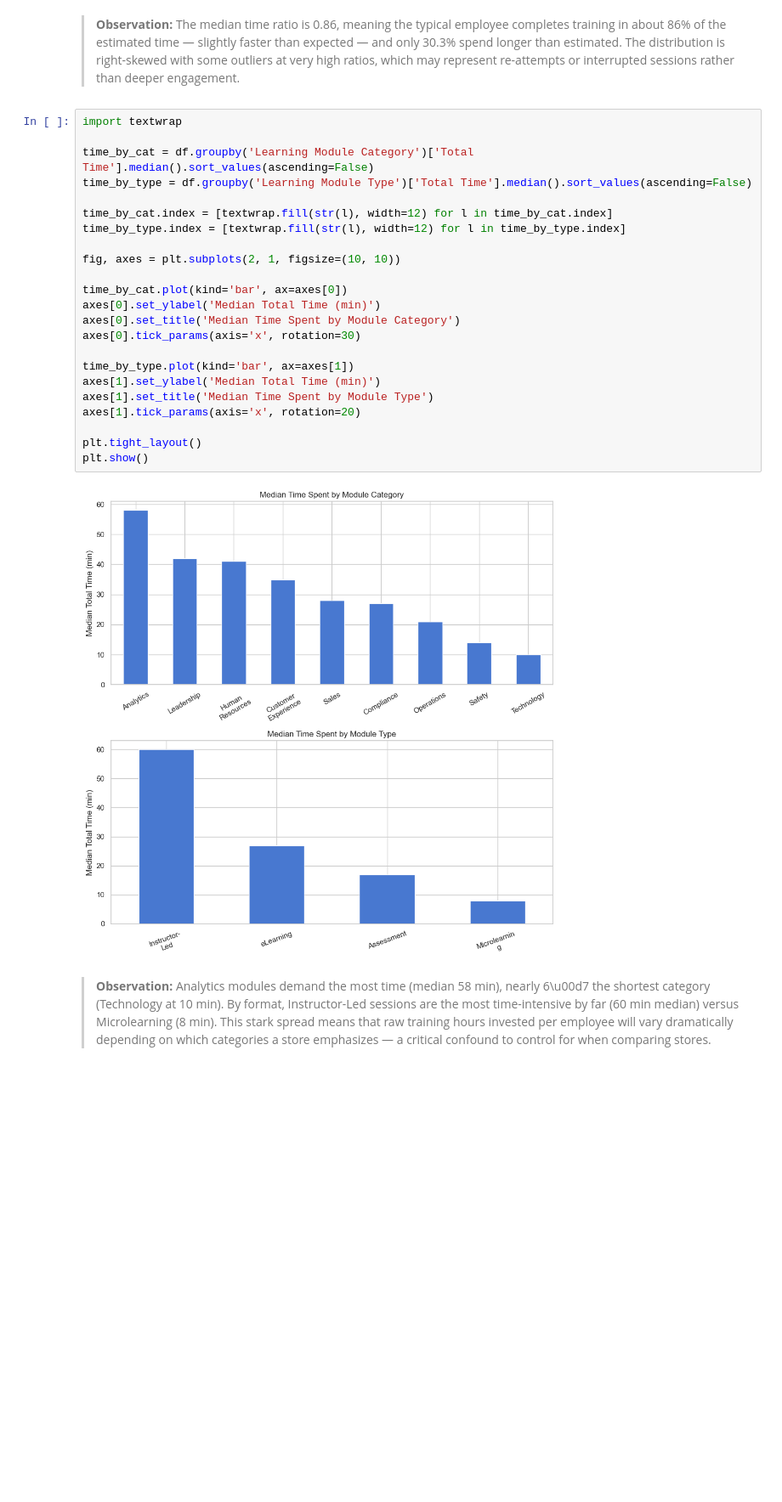
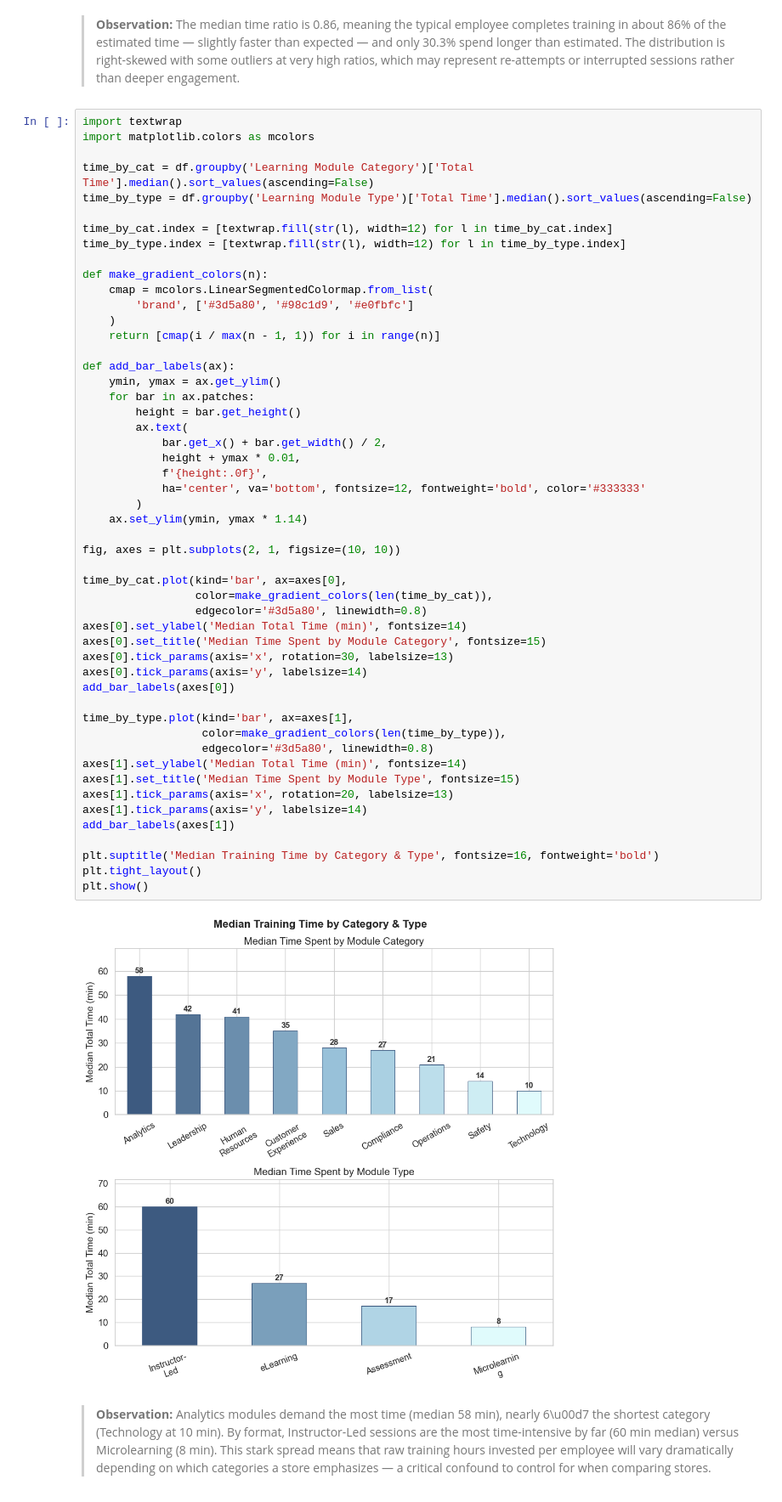
Before and after one commit to linokon4120/Weis_Project, a Jupyter notebook: Weis_LMS_EDA.ipynb, the cells around one changed output. Shown at 85% size. Saved outputs shown, nothing was run; the diff lists cells and outputs as text; blank space fills up the shorter version.

```diff
--- a/Weis_LMS_EDA.ipynb
+++ b/Weis_LMS_EDA.ipynb
@@ -408,29 +425,57 @@ Median Time Ratio: 0.86
 > **Observation:** The median time ratio is 0.86, meaning the typical employee completes training in about 86% of the estimated time — slightly faster than expected — and only 30.3% spend longer than estimated. The distribution is right-skewed with some outliers at very high ratios, which may represent re-attempts or interrupted sessions rather than deeper engagement.
 # %%
 import textwrap
+import matplotlib.colors as mcolors
 
 time_by_cat = df.groupby('Learning Module Category')['Total Time'].median().sort_values(ascending=False)
 time_by_type = df.groupby('Learning Module Type')['Total Time'].median().sort_values(ascending=False)
 
 time_by_cat.index = [textwrap.fill(str(l), width=12) for l in time_by_cat.index]
 time_by_type.index = [textwrap.fill(str(l), width=12) for l in time_by_type.index]
 
+def make_gradient_colors(n):
+    cmap = mcolors.LinearSegmentedColormap.from_list(
+        'brand', ['#3d5a80', '#98c1d9', '#e0fbfc']
+    )
+    return [cmap(i / max(n - 1, 1)) for i in range(n)]
+
+def add_bar_labels(ax):
+    ymin, ymax = ax.get_ylim()
+    for bar in ax.patches:
+        height = bar.get_height()
+        ax.text(
+            bar.get_x() + bar.get_width() / 2,
+            height + ymax * 0.01,
+            f'{height:.0f}',
+            ha='center', va='bottom', fontsize=12, fontweight='bold', color='#333333'
+        )
+    ax.set_ylim(ymin, ymax * 1.14)
+
 fig, axes = plt.subplots(2, 1, figsize=(10, 10))
 
-time_by_cat.plot(kind='bar', ax=axes[0])
-axes[0].set_ylabel('Median Total Time (min)')
-axes[0].set_title('Median Time Spent by Module Category')
-axes[0].tick_params(axis='x', rotation=30)
+time_by_cat.plot(kind='bar', ax=axes[0],
+                 color=make_gradient_colors(len(time_by_cat)),
+                 edgecolor='#3d5a80', linewidth=0.8)
+axes[0].set_ylabel('Median Total Time (min)', fontsize=14)
+axes[0].set_title('Median Time Spent by Module Category', fontsize=15)
+axes[0].tick_params(axis='x', rotation=30, labelsize=13)
+axes[0].tick_params(axis='y', labelsize=14)
+add_bar_labels(axes[0])
 
-time_by_type.plot(kind='bar', ax=axes[1])
-axes[1].set_ylabel('Median Total Time (min)')
-axes[1].set_title('Median Time Spent by Module Type')
-axes[1].tick_params(axis='x', rotation=20)
+time_by_type.plot(kind='bar', ax=axes[1],
+                  color=make_gradient_colors(len(time_by_type)),
+                  edgecolor='#3d5a80', linewidth=0.8)
+axes[1].set_ylabel('Median Total Time (min)', fontsize=14)
+axes[1].set_title('Median Time Spent by Module Type', fontsize=15)
+axes[1].tick_params(axis='x', rotation=20, labelsize=13)
+axes[1].tick_params(axis='y', labelsize=14)
+add_bar_labels(axes[1])
 
+plt.suptitle('Median Training Time by Category & Type', fontsize=16, fontweight='bold')
 plt.tight_layout()
 plt.show()
 # %% [output]
-[figure, old version]
+[figure, new version]
 # %% [markdown]
 > **Observation:** Analytics modules demand the most time (median 58 min), nearly 6\u00d7 the shortest category (Technology at 10 min). By format, Instructor-Led sessions are the most time-intensive by far (60 min median) versus Microlearning (8 min). This stark spread means that raw training hours invested per employee will vary dramatically depending on which categories a store emphasizes — a critical confound to control for when comparing stores.
 # %%
```
Also changed, not shown: parts of 3 cells of this notebook, 1 other file.
